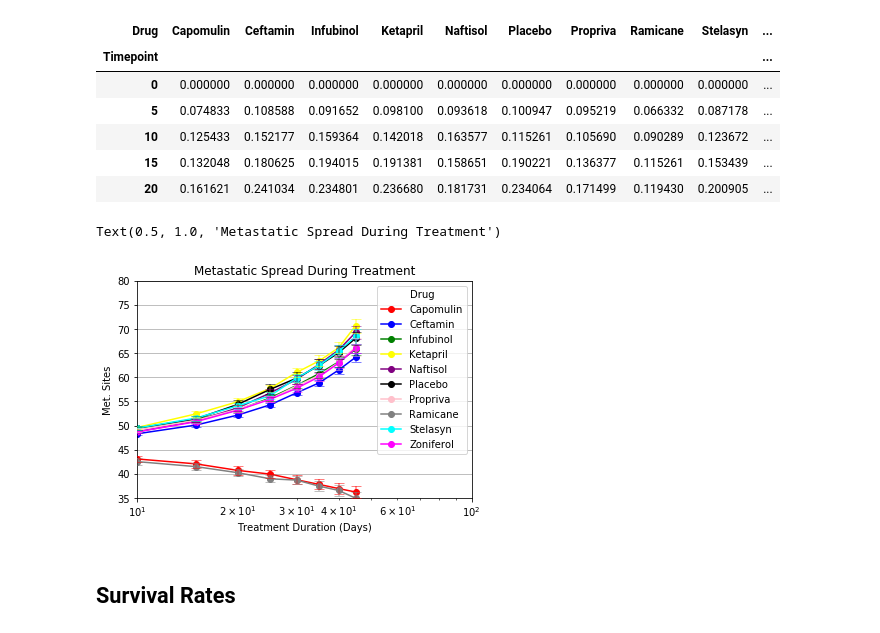
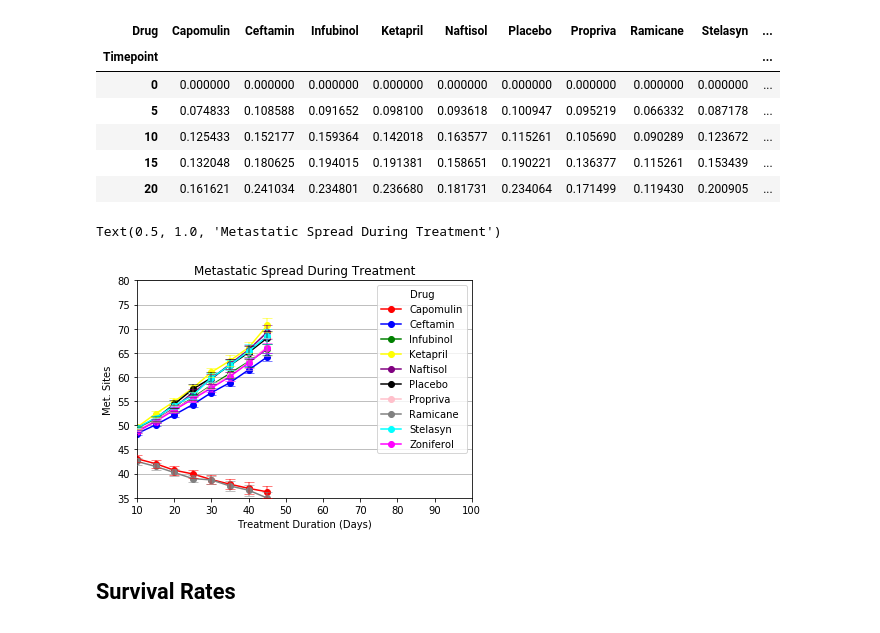
Before and after one commit to poogoel/Bootcamp-Homework, a Jupyter notebook: Pymaceuticals/pymaceuticals.ipynb, the cells around one changed output. Saved outputs shown, nothing was run; the diff lists cells and outputs as text; code cells hidden in the pictures.

```diff
--- a/Pymaceuticals/pymaceuticals.ipynb
+++ b/Pymaceuticals/pymaceuticals.ipynb
@@ -230,35 +229,35 @@ trs_mr.head()
 # Plot sample means with error bars
 labels = ['Capomulin','Ceftamin','Infubinol','Ketapril','Naftisol','Placebo','Propriva','Ramicane','Stelasyn','Zoniferol']
 colors = ['red','blue','green','yellow','purple','black','pink','grey','cyan','magenta']
 df = trm
 df_yerr = trs
 
 fig, ax = plt.subplots()
 df.plot(ax=ax, marker="o",color=colors)
 
 index = df.index
 rows = len(index)
 columns = len(df.columns)
 
 #factor = 0.95
 for column,color in zip(range(columns),colors):
     y = df.values[:,column]
     yerr = df_yerr.values[:,column]
     ax.errorbar(df.index, y, yerr=yerr, markersize=0,fmt="o", alpha=0.5,capsize=5,color=color,zorder = 10,)
     #ax.errorbar(df.index*factor, y, yerr=yerr, fmt="o", capsize=5,color=color,zorder = 10,)
     #factor *= 1.02
 
 
 ax.set_xlim(10, 100)
 ax.set_ylim(35, 80)
 ax.yaxis.grid(True)
-ax.set_xscale("log")
+#ax.set_xscale("log")
 ax.set_xlabel("Treatment Duration (Days)")
 ax.set_ylabel("Met. Sites")
 ax.set_title('Metastatic Spread During Treatment')
 # %% [output]
 Text(0.5, 1.0, 'Metastatic Spread During Treatment')
-[figure, old version]
+[figure, new version]
 # %%
 # Show the Figure
 plt.show()
```
Also changed, not shown: parts of 6 cells of this notebook.
